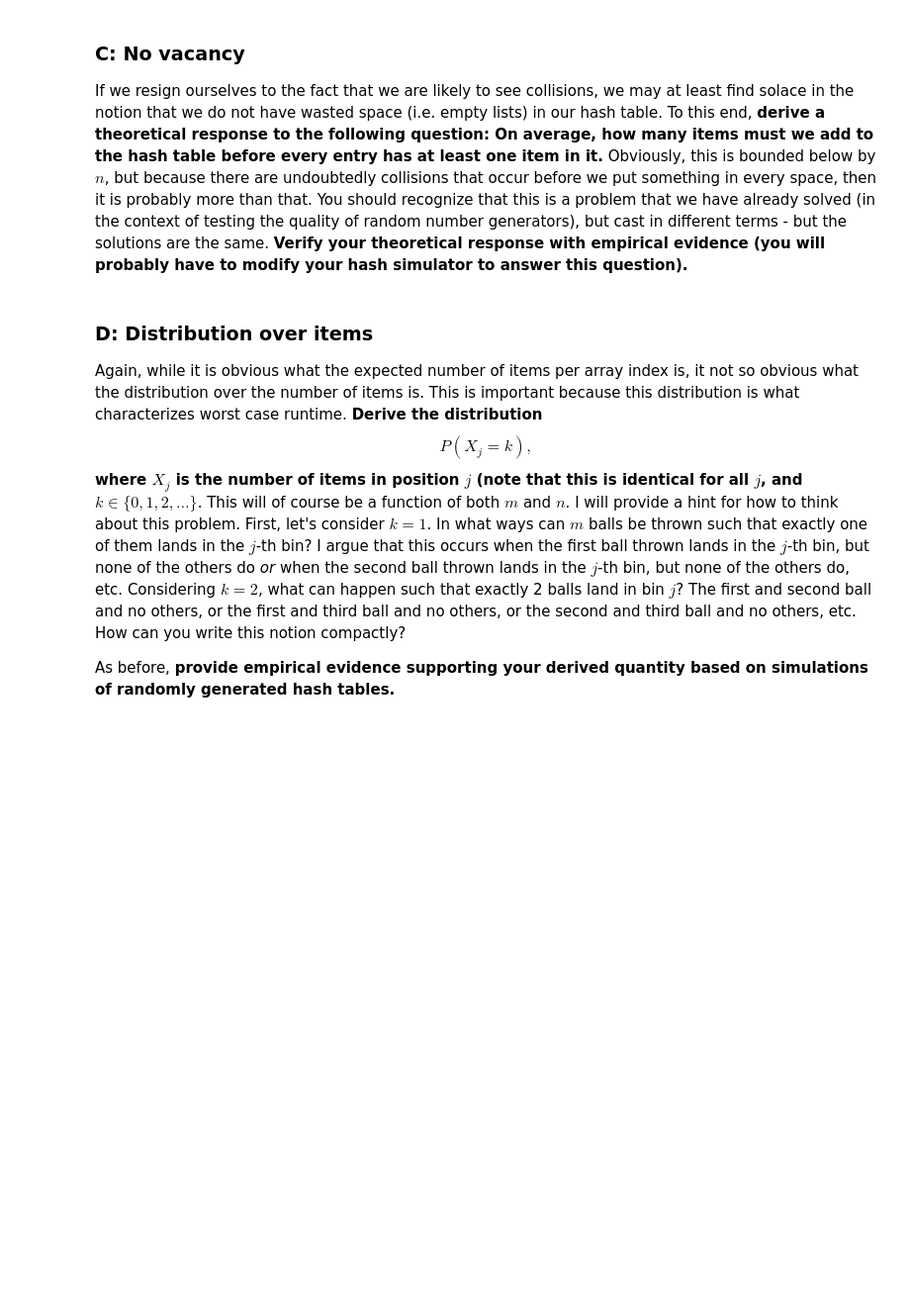
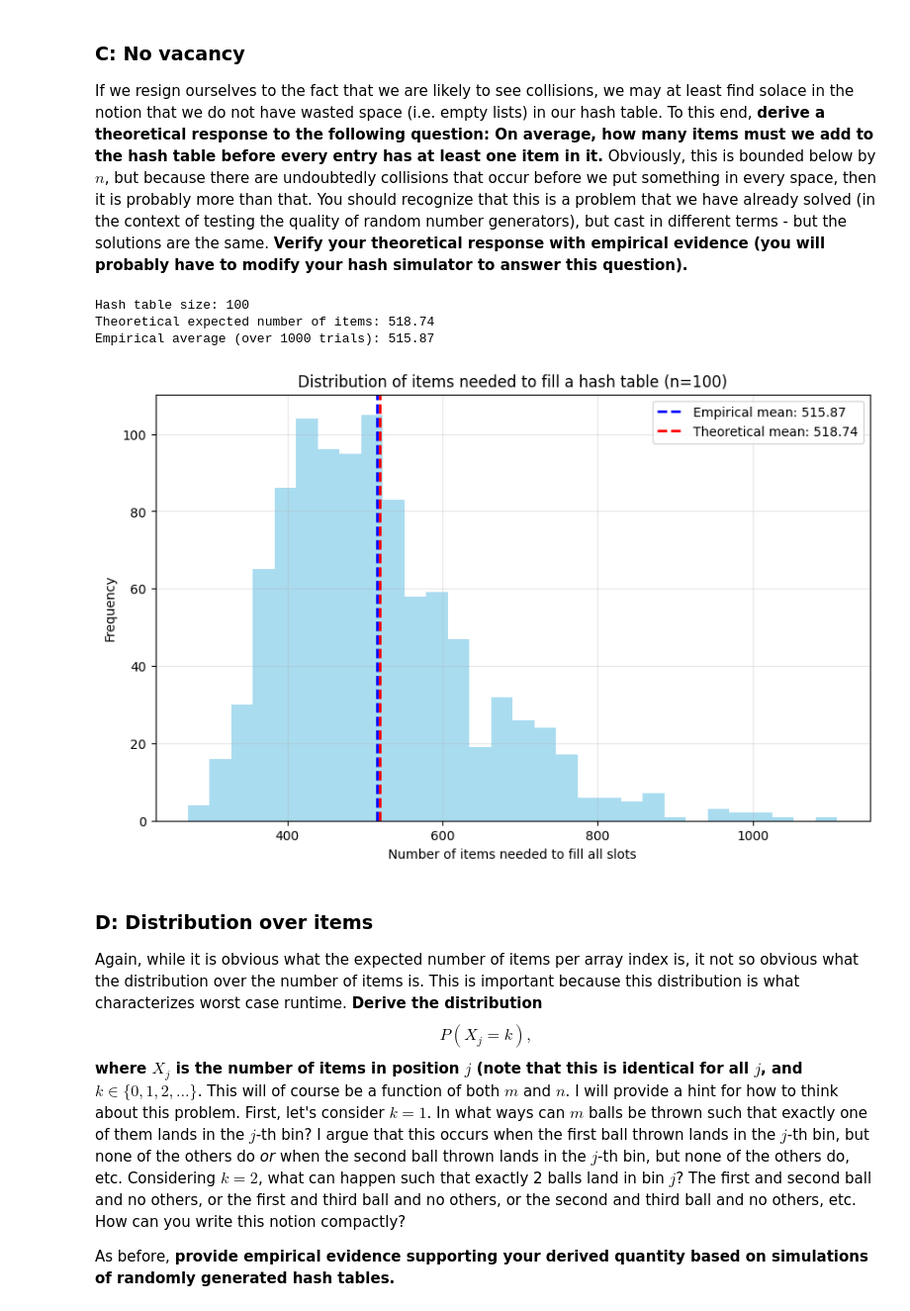
Before and after one commit to cake-dev/InfoRandoClass, a Jupyter notebook: computing_assignment_2_hashes.ipynb, the cells around one changed output. Shown at 99% size. Cells and saved outputs as stored; diff of their text form; code cells hidden in the pictures; blank space fills up the shorter version.

```diff
--- a/computing_assignment_2_hashes.ipynb
+++ b/computing_assignment_2_hashes.ipynb
@@ -148,6 +118,80 @@ plt.show()
 # %% [markdown]
 ### C: No vacancy
 If we resign ourselves to the fact that we are likely to see collisions, we may at least find solace in the notion that we do not have wasted space (i.e. empty lists) in our hash table.  To this end, **derive a theoretical response to the following question: On average, how many items must we add to the hash table before every entry has at least one item in it.** Obviously, this is bounded below by $n$, but because there are undoubtedly collisions that occur before we put something in every space, then it is probably more than that.  You should recognize that this is a problem that we have already solved (in the context of testing the quality of random number generators), but cast in different terms - but the solutions are the same.  **Verify your theoretical response with empirical evidence (you will probably have to modify your hash simulator to answer this question).**
+# %%
+import numpy as np
+import matplotlib.pyplot as plt
+
+def simulate_hash_filling(n, num_trials=1000):
+    """
+    Simulate filling a hash table until all slots are used at least once
+
+    Args:
+        n: Size of the hash table
+        num_trials: Number of simulations to run
+
+    Returns:
+        Average number of items needed to fill all slots
+    """
+    trials = []
+
+    for _ in range(num_trials):
+        # Track which slots have been filled
+        filled = np.zeros(n, dtype=bool)
+        items_added = 0
+        slots_filled = 0
+
+        # Continue until all slots are filled
+        while slots_filled < n:
+            # Insert a new item into a random slot
+            slot = np.random.randint(0, n)
+            items_added += 1
+
+            # If this slot wasn't previously filled, mark it
+            if not filled[slot]:
+                filled[slot] = True
+                slots_filled += 1
+
+        trials.append(items_added)
+
+    return trials
+
+def theoretical_expected_items(n):
+    """Calculate the theoretical expected number of items needed to fill all slots"""
+    # Calculate the nth harmonic number
+    harmonic_n = sum(1/i for i in range(1, n+1))
+    return n * harmonic_n
+
+# Parameters
+n = 100
+num_trials = 1000
+
+# Run simulation
+trial_results = simulate_hash_filling(n, num_trials)
+empirical_avg = np.mean(trial_results)
+theoretical_avg = theoretical_expected_items(n)
+
+# Display results
+print(f"Hash table size: {n}")
+print(f"Theoretical expected number of items: {theoretical_avg:.2f}")
+print(f"Empirical average (over {num_trials} trials): {empirical_avg:.2f}")
+
+# Plot histogram of trial results
+plt.figure(figsize=(10, 6))
+plt.hist(trial_results, bins=30, alpha=0.7, color='skyblue')
+plt.axvline(empirical_avg, color='blue', linestyle='dashed', linewidth=2, label=f'Empirical mean: {empirical_avg:.2f}')
+plt.axvline(theoretical_avg, color='red', linestyle='dashed', linewidth=2, label=f'Theoretical mean: {theoretical_avg:.2f}')
+plt.xlabel('Number of items needed to fill all slots')
+plt.ylabel('Frequency')
+plt.title(f'Distribution of items needed to fill a hash table (n={n})')
+plt.legend()
+plt.grid(True, alpha=0.3)
+plt.show()
+# %% [output]
+Hash table size: 100
+Theoretical expected number of items: 518.74
+Empirical average (over 1000 trials): 515.87
+[figure, added]
 # %% [markdown]
 ### D: Distribution over items
 Again, while it is obvious what the expected number of items per array index is, it not so obvious what the distribution over the number of items is.  This is important because this distribution is what characterizes worst case runtime.  **Derive the distribution
```
Also changed, not shown: parts of 2 cells of this notebook.
